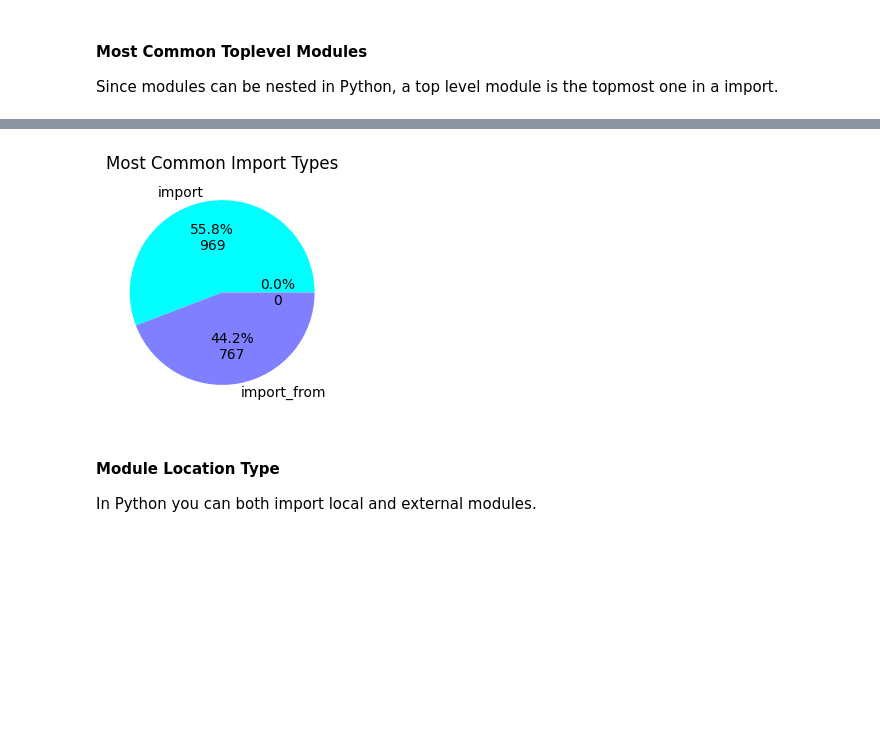
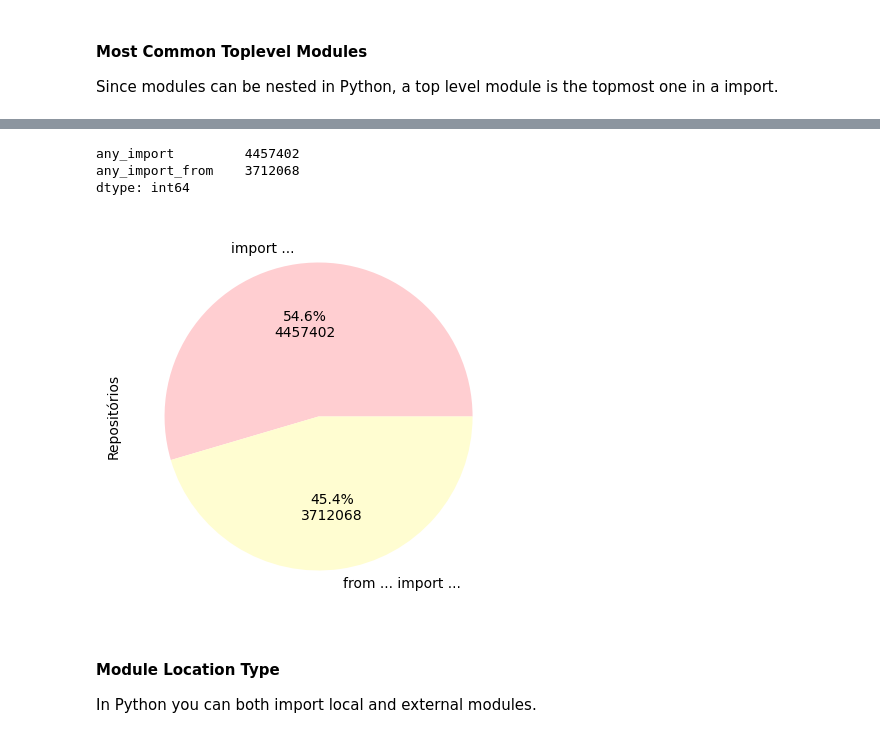
Before and after one commit to dew-uff/dsmining, a Jupyter notebook: src/analyzes/a4_modules.ipynb, the cells around one changed output, grey strips where cells are left out. Drawn from its saved outputs; the diff is of its cells as text; code cells hidden in the pictures; blank space fills up the shorter version.

```diff
--- a/src/analyzes/a4_modules.ipynb
+++ b/src/analyzes/a4_modules.ipynb
@@ -35,4 +36,0 @@ display(modules)
-# %%
-modules = get_toplevel_modules(modules)
-print("In all we found {} modules in valid python files and jupyter notebooks."
-          .format( len(modules)))
@@ -73,17 +98,26 @@ With IPyhton you can also use:
+# %%
+modules[["any_import_count", "any_import_from_count"]].sum().rename(lambda x: x[:-6])
+# %% [output]
+any_import         4457402
+any_import_from    3712068
+dtype: int64
 # %%
-imports = modules[["any_import_count", "any_import_from_count", "any_load_ext_count"]].sum()\
+from src.helpers.h7_analysis_helpers import pastel_colormap
+%autoreload 2
+imports = modules[["any_import_count", "any_import_from_count"]].sum()\
     .rename(lambda x: x[:-6]).rename_axis('Types')\
     .to_frame("Modules").reset_index(drop=False).sort_values(by='Types')
 
-fig3, ax3 = plt.subplots( figsize=(3,3))
+fig3, ax3 = plt.subplots( figsize=(5,5))
 imports.plot\
-    .pie(ax=ax3, y="Modules", title="Most Common Import Types",
-         labels=["import", "import_from", "load_ext"], ylabel='',cmap="cool",
+    .pie(ax=ax3, y="Modules", ylabel='Repositórios',
+         labels=["import ...", "from ... import ..."],cmap=pastel_colormap(2),
          autopct=(lambda prct_value: '{:.1f}%\n{:.0f}'
                   .format(prct_value,(imports["Modules"].sum())*prct_value/100)) )\
     .get_legend().remove()
+fig3.savefig("outputs/a4/tipos_modulo.png", dpi=500, bbox_inches='tight', format='png')
 # %% [output]
-[figure, old version]
+[figure, new version]
 # %% [markdown]
 #### Module Location Type
 In Python you can both import local and external modules.
```
Also changed, not shown: parts of 21 cells of this notebook, 22 other files.
